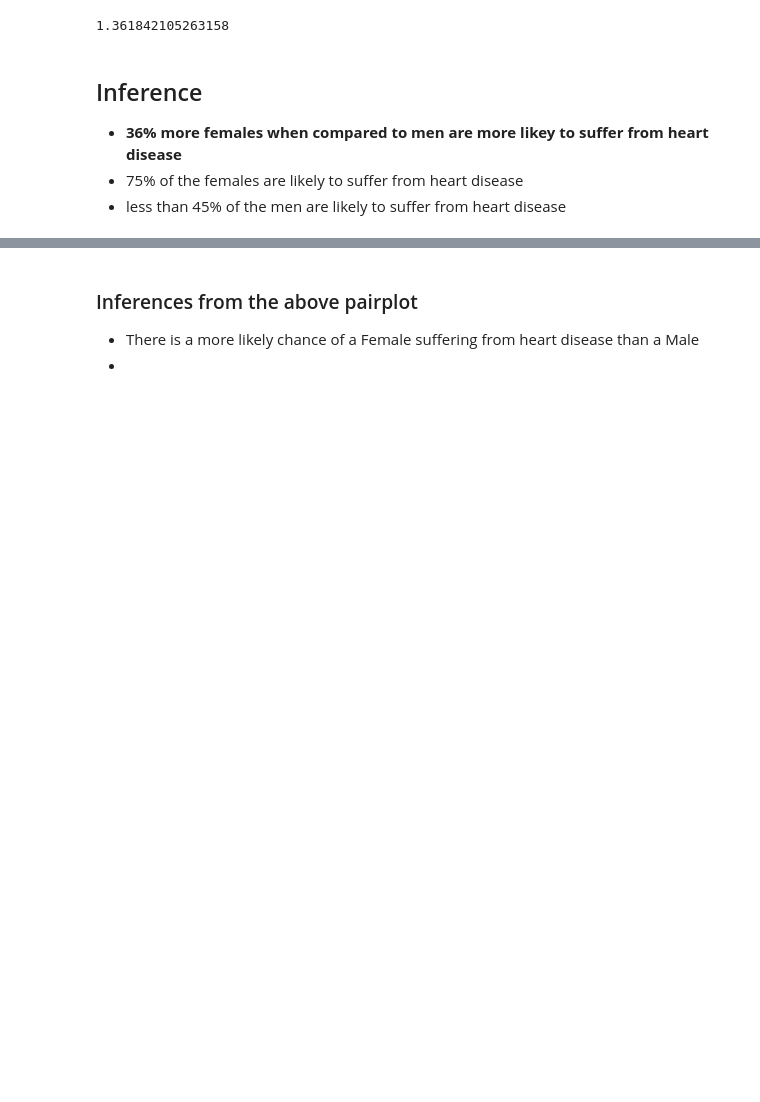
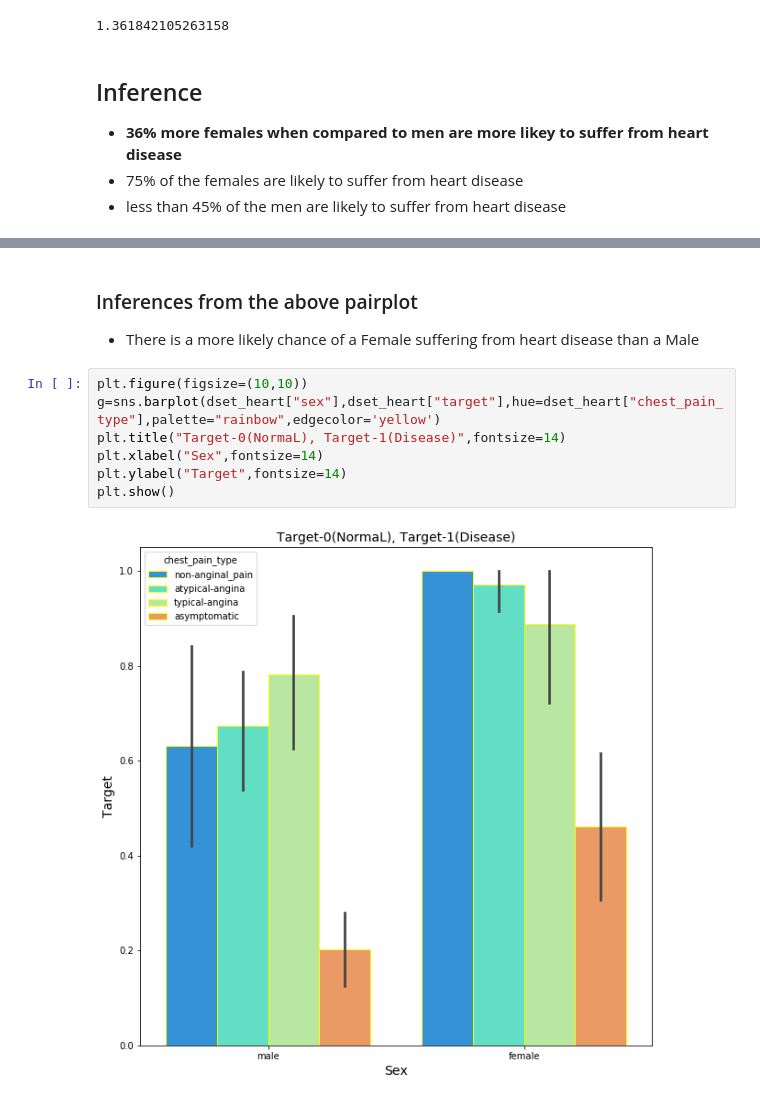
Before and after one commit to arya-anish-git/capstone_heart_disease, a Jupyter notebook: heart_disease_capstone.ipynb, the cells around one changed output, grey strips where cells are left out. Drawn from its saved outputs; the diff is of its cells as text; blank space fills up the shorter version.

```diff
--- a/heart_disease_capstone.ipynb
+++ b/heart_disease_capstone.ipynb
@@ -407,4 +428,12 @@ sns.pairplot(data = dset_heart, hue = 'sex', diag_kind = 'kde', kind = 'reg')
 # %% [markdown]
 ### Inferences from the above pairplot
 * There is a more likely chance of a Female suffering from  heart disease than a Male
-*
+# %%
+plt.figure(figsize=(10,10))
+g=sns.barplot(dset_heart["sex"],dset_heart["target"],hue=dset_heart["chest_pain_type"],palette="rainbow",edgecolor='yellow')
+plt.title("Target-0(NormaL), Target-1(Disease)",fontsize=14)
+plt.xlabel("Sex",fontsize=14)
+plt.ylabel("Target",fontsize=14)
+plt.show()
+# %% [output]
+[figure, added]
```
Also changed, not shown: parts of 69 cells of this notebook.
